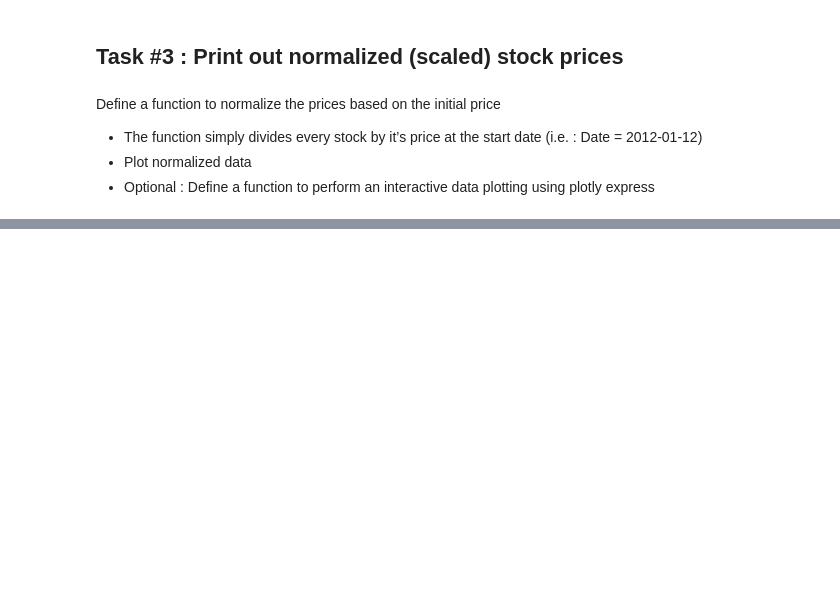
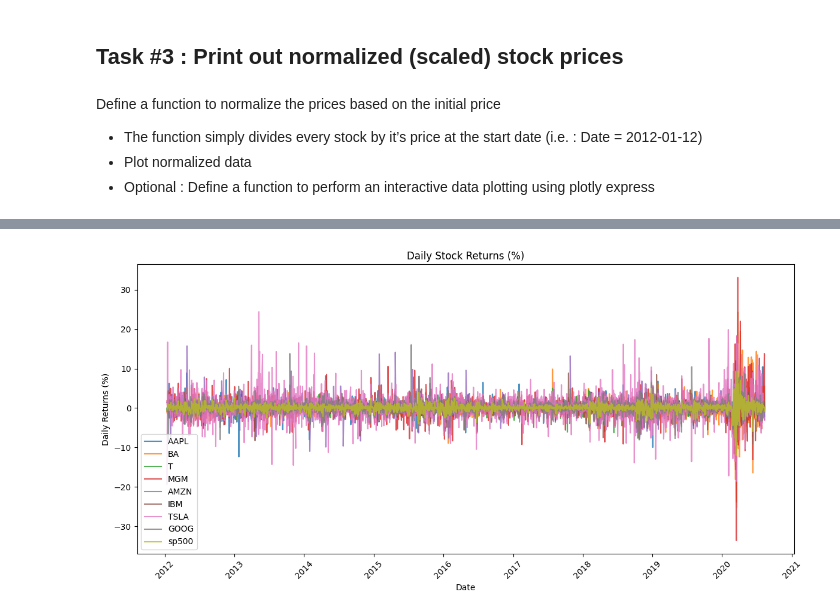
Before and after one commit to bubuzhang2002/Finance-with-Big-Data-PC-labs, a Jupyter notebook: PC labs/PC lab1.ipynb, the cells around one changed output, grey strips where cells are left out. Cells and saved outputs as stored; diff of their text form; code cells hidden in the pictures; blank space fills up the shorter version.

```diff
--- a/PC labs/PC lab1.ipynb
+++ b/PC labs/PC lab1.ipynb
@@ -226,0 +325,24 @@ def normalized_price(df):
+# %%
+df_daily_returns = daily_returns(df_sorted)
+print(f"Daily returns for all stocks: {df_daily_returns}")
+# %%
+# Plotting the daily returns
+def plot_daily_returns(df):
+    plt.figure(figsize=(12, 6))
+
+    # Loop through each stock and plot its daily return
+    for column in df.columns:
+        if column != 'Date':  # Skip the 'Date' column
+            plt.plot(df['Date'], df[column], label=column, alpha=0.8)
+
+    plt.title('Daily Stock Returns (%)')
+    plt.xlabel('Date')
+    plt.ylabel('Daily Returns (%)')
+    plt.legend(loc='best')
+    plt.xticks(rotation=45)
+    plt.tight_layout()
+    plt.show()
+# %%
+plot_daily_returns(df_daily_returns)
+# %% [output]
+[figure, added]
```
Also changed, not shown: parts of 10 cells of this notebook.
